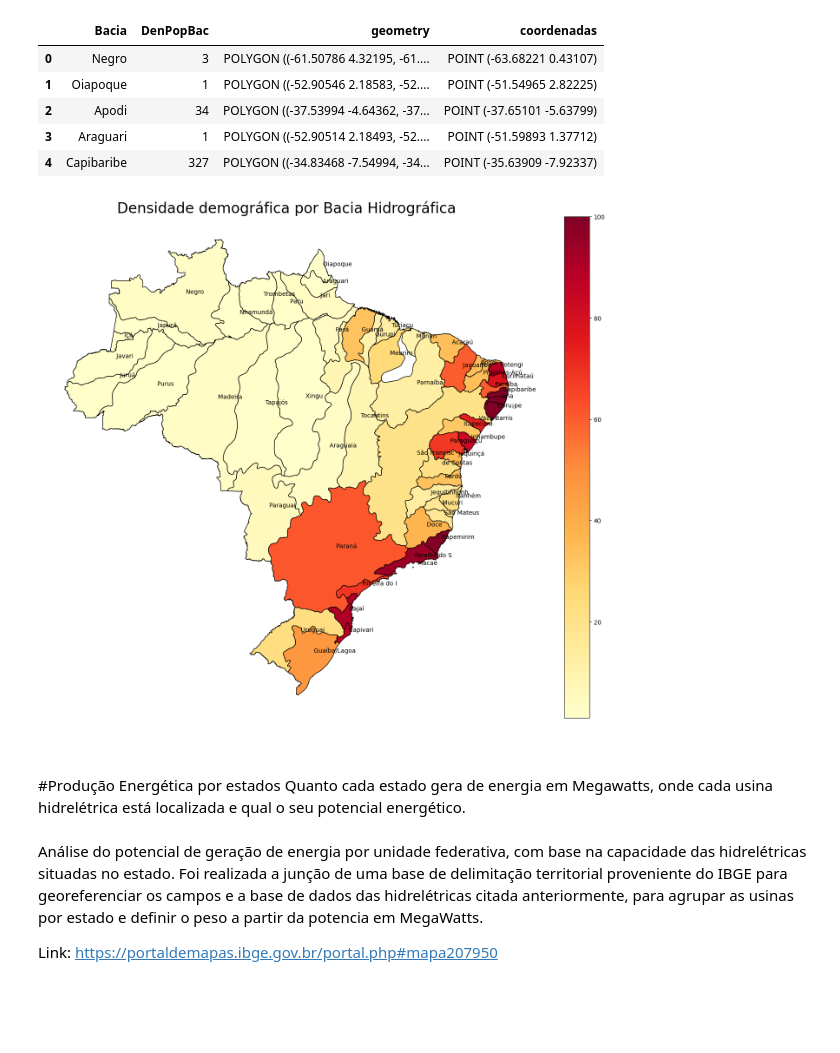
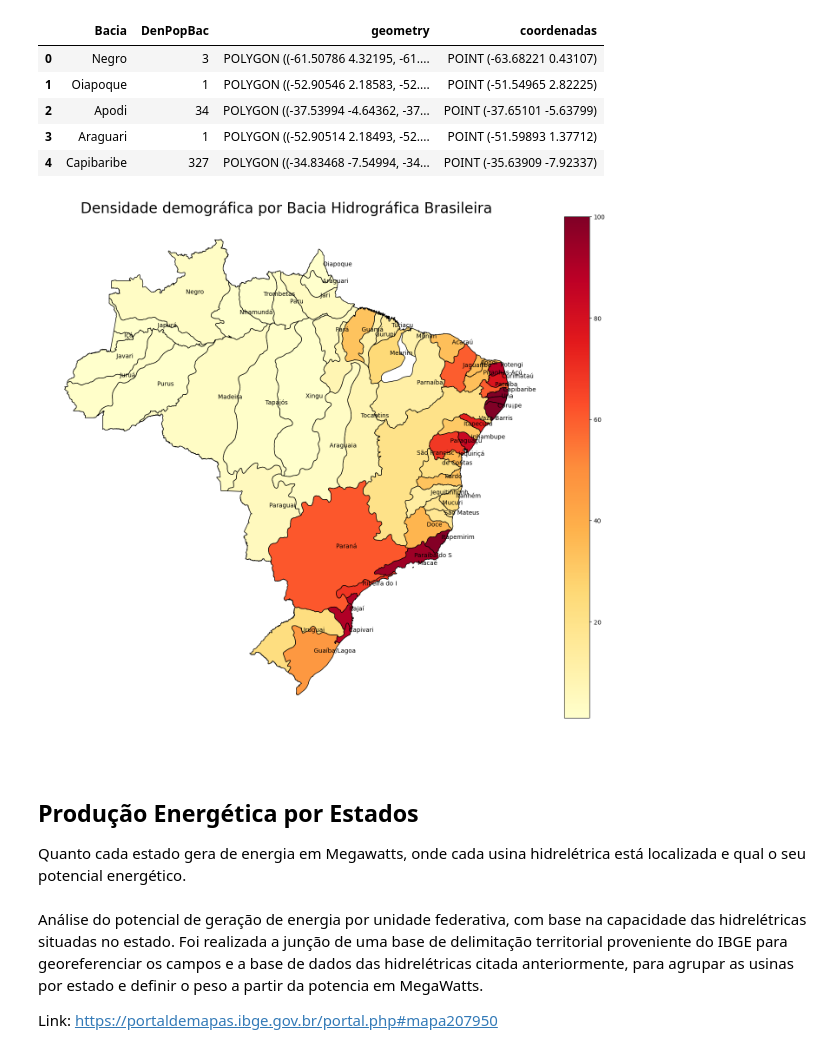
Before and after one commit to mcatrinque/brazilian_hydropower, a Jupyter notebook: brazilian_hydropower_analysis.ipynb, the cells around one changed output. Saved outputs shown, nothing was run; the diff lists cells and outputs as text; code cells hidden in the pictures; blank space fills up the shorter version.

```diff
--- a/brazilian_hydropower_analysis.ipynb
+++ b/brazilian_hydropower_analysis.ipynb
@@ -121,28 +121,28 @@ dens_dem_bacia.head()
 | 4 | Capibaribe | 327 | POLYGON ((-34.83468 -7.54994, -34... | POINT (-35.63909 -7.92337) |
 # %%
 fig, gax = plt.subplots(figsize = (20,15))
-plt.title("Densidade demográfica por Bacia Hidrográfica", fontsize=24)
+plt.title("Densidade demográfica por Bacia Hidrográfica Brasileira", fontsize=24)
 # Plot the counties and pass 'rel_trump_share' as the data to color
 dens_dem_bacia.plot(
     ax=gax,
     edgecolor='black',
     column='DenPopBac',
     legend=True,
     cmap='YlOrRd',
     vmin=1, vmax=100
     )
 gax.annotate('(Habitantes / Km²)',xy=(0.8, 0.06),  xycoords='figure fraction')
 
 plt.axis('off')
 
 for x, y, label in zip(dens_dem_bacia['coordenadas'].x, dens_dem_bacia['coordenadas'].y, dens_dem_bacia['Bacia']):
     gax.annotate(label, xy=(x,y), xytext=(4,4), textcoords='offset points')
 
 plt.show()
 # %% [output]
-[figure, old version]
+[figure, new version]
 # %% [markdown]
-#Produção Energética por estados
+## Produção Energética por Estados
 Quanto cada estado gera de energia em Megawatts, onde cada usina hidrelétrica está localizada e qual o seu potencial energético.
 # %% [markdown]
 Análise do potencial de geração de energia por unidade federativa, com base na capacidade das hidrelétricas situadas no estado. Foi realizada a junção de uma base de delimitação territorial proveniente do IBGE para georeferenciar os campos e a base de dados das hidrelétricas citada anteriormente, para agrupar as usinas por estado e definir o peso a partir da potencia em MegaWatts.
```
Also changed, not shown: parts of 6 cells of this notebook.
